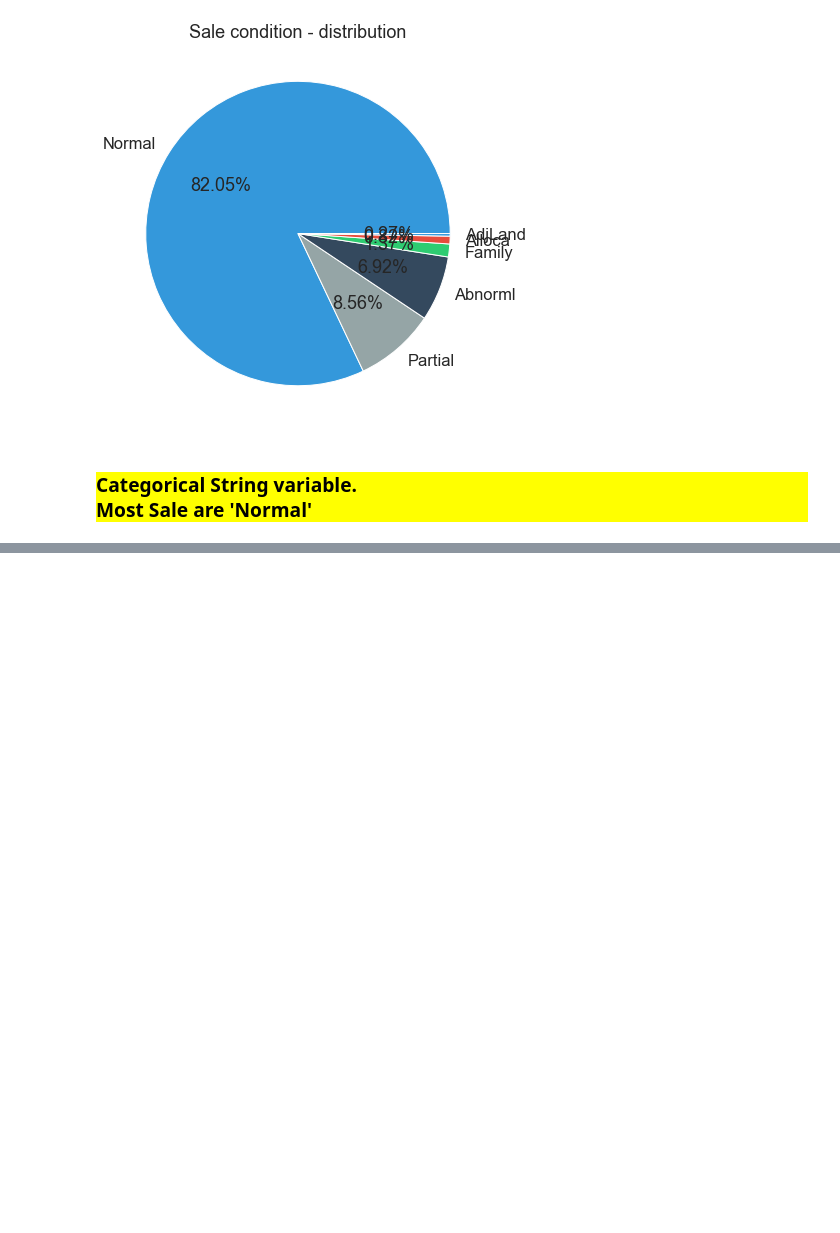
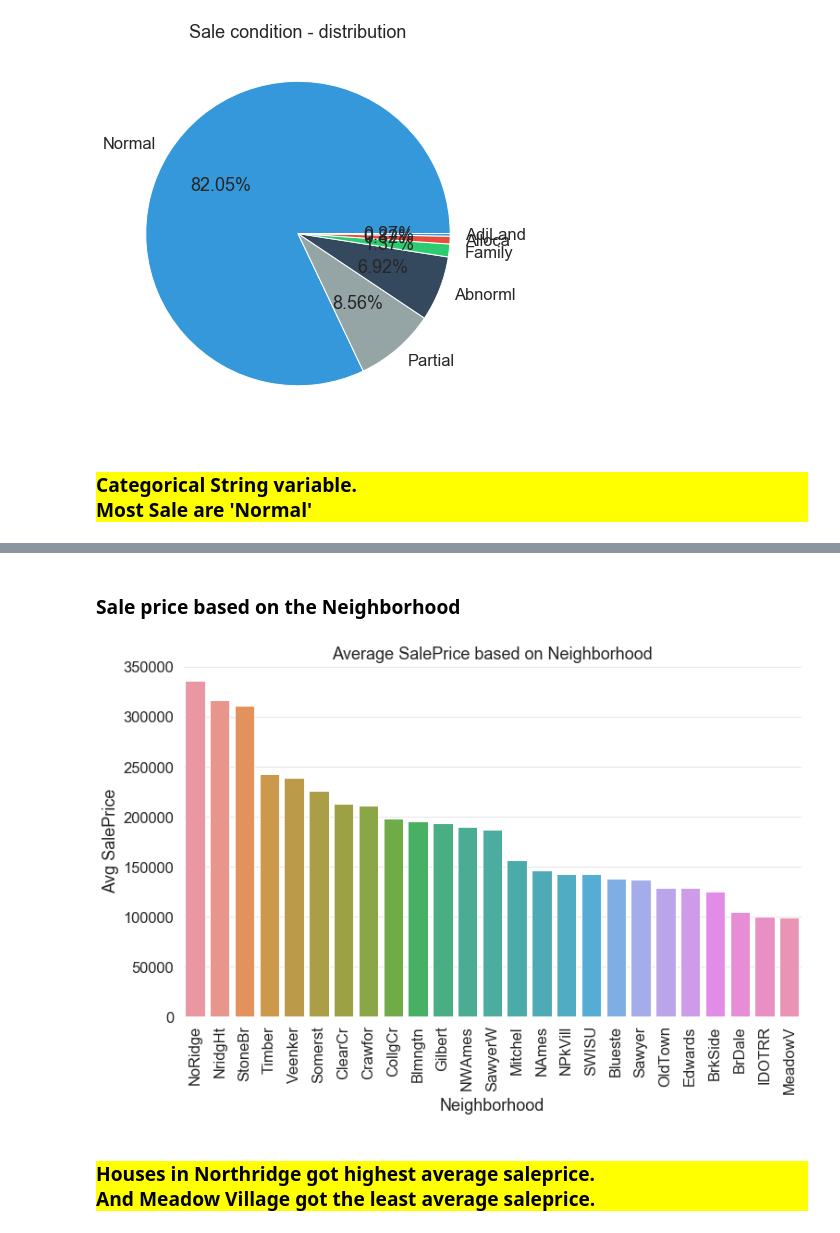
Before and after one commit to ajithcl/HousePricePrediction, a Jupyter notebook: HousePricePrediction.ipynb, the cells around one changed output, grey strips where cells are left out. Saved outputs shown, nothing was run; the diff lists cells and outputs as text; code cells hidden in the pictures; blank space fills up the shorter version.

```diff
--- a/HousePricePrediction.ipynb
+++ b/HousePricePrediction.ipynb
@@ -2090,0 +2116,23 @@ Most Sale are 'Normal'
+# %% [markdown]
+### Sale price based on the Neighborhood
+# %%
+grp_neighbrhd=df_train.groupby("Neighborhood")
+# %%
+unique_neighbrhd=df_train.Neighborhood.unique().tolist()
+# %%
+neighbrhd_list, SalePrice_list = [],[]
+for item in unique_neighbrhd:
+    df = grp_neighbrhd.get_group(item)
+    neighbrhd_list.append(item)
+    SalePrice_list.append(df.SalePrice.mean())
+# %%
+df_neighbrhd=pd.DataFrame({"Neighborhood": neighbrhd_list,
+                          "SalePrice": SalePrice_list})
+df_neighbrhd.sort_values("SalePrice",ascending=False,inplace=True)
+# %%
+sns.barplot(data=df_neighbrhd,x="Neighborhood",y="SalePrice");
+plt.xticks(rotation=90);
+plt.ylabel("Avg SalePrice");
+plt.title("Average SalePrice based on Neighborhood");
+# %% [output]
+[figure, added]
@@ -2090,0 +2141,5 @@ Most Sale are 'Normal'
+# %% [markdown]
+<h3 style='background-color:yellow'>
+Houses in Northridge got highest average saleprice.<br>
+And Meadow Village got the least average saleprice.
+</h3>
```
Also changed, not shown: parts of 12 cells of this notebook.
